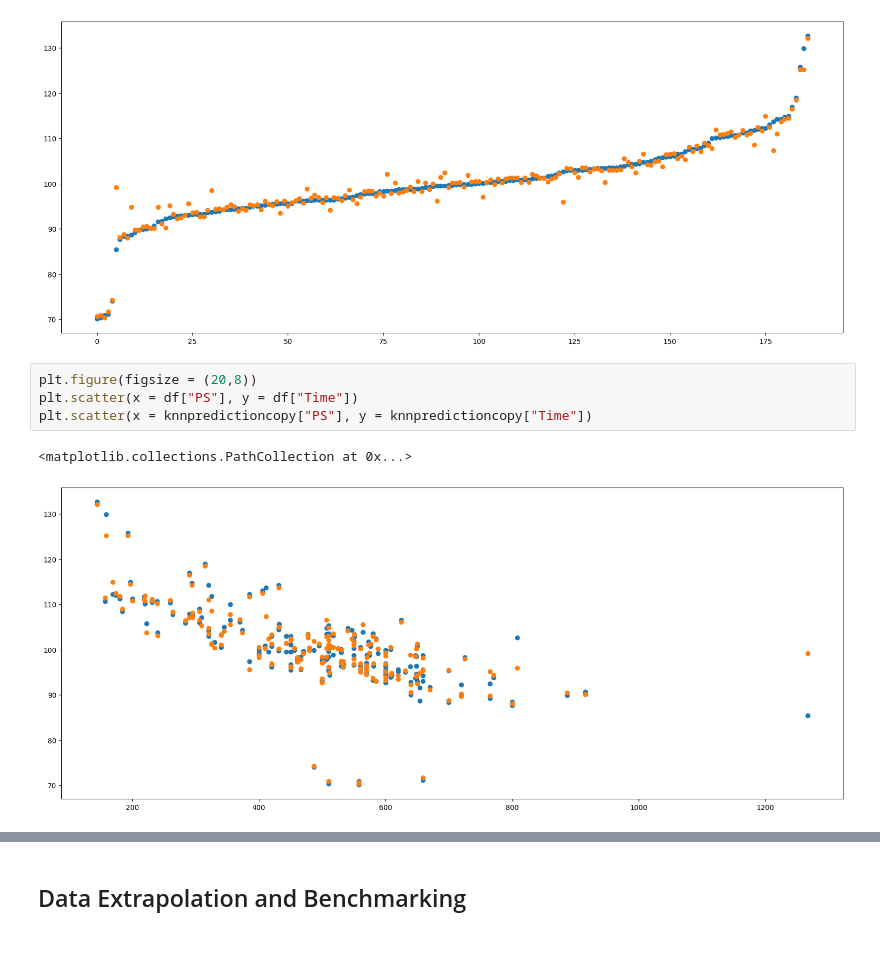
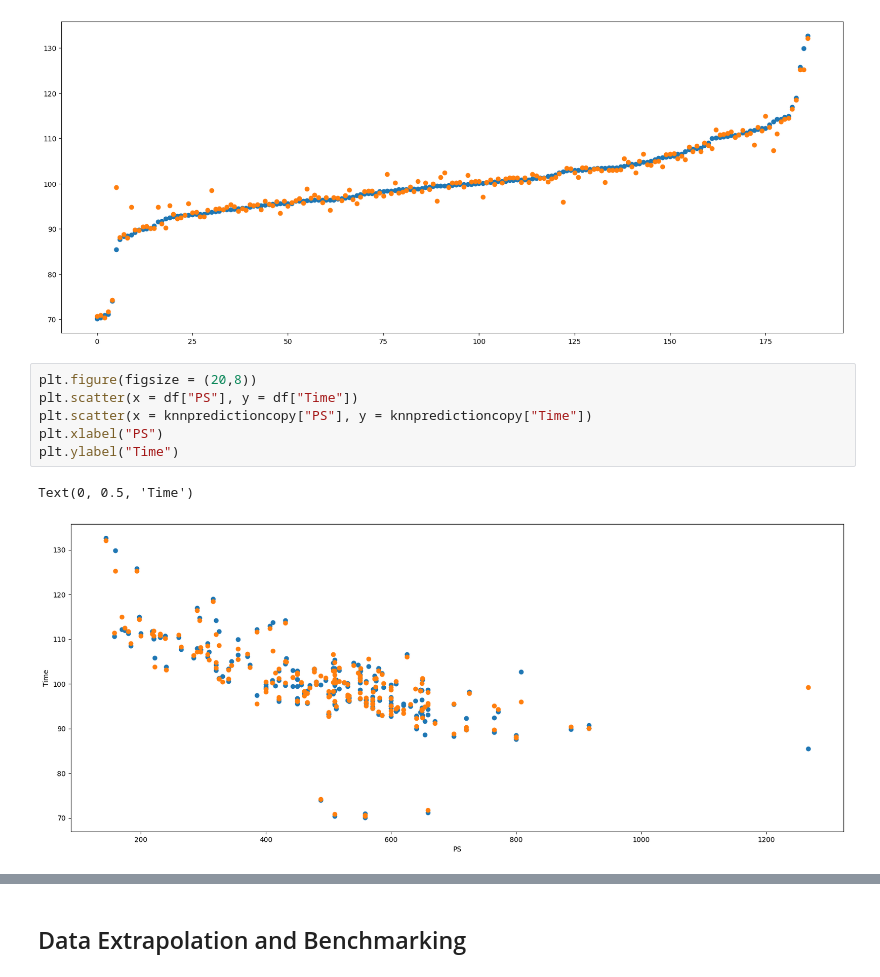
Before and after one commit to RJMNillo/LagunaSecaLapTimes, a Jupyter notebook: PredictingLapTimes.ipynb, the cells around one changed output, grey strips where cells are left out. Saved outputs shown, nothing was run; the diff lists cells and outputs as text; blank space fills up the shorter version.

Commit message:
Adding Labels to some of the graphs

```diff
--- a/PredictingLapTimes.ipynb
+++ b/PredictingLapTimes.ipynb
@@ -451,10 +452,12 @@ plt.scatter(x=[n for n in range(0, df.shape[0])], y = knnpredictioncopy["Time"])
 # %%
 plt.figure(figsize = (20,8))
 plt.scatter(x = df["PS"], y = df["Time"])
 plt.scatter(x = knnpredictioncopy["PS"], y = knnpredictioncopy["Time"])
+plt.xlabel("PS")
+plt.ylabel("Time")
 # %% [output]
-<matplotlib.collections.PathCollection at 0x...>
+Text(0, 0.5, 'Time')
-[figure, old version]
+[figure, new version]
 # %%
 plt.figure(figsize = (20,8))
 plt.scatter(x = df["Weight_KG"], y = df["Time"])
```
Also changed, not shown: parts of 7 cells of this notebook.
